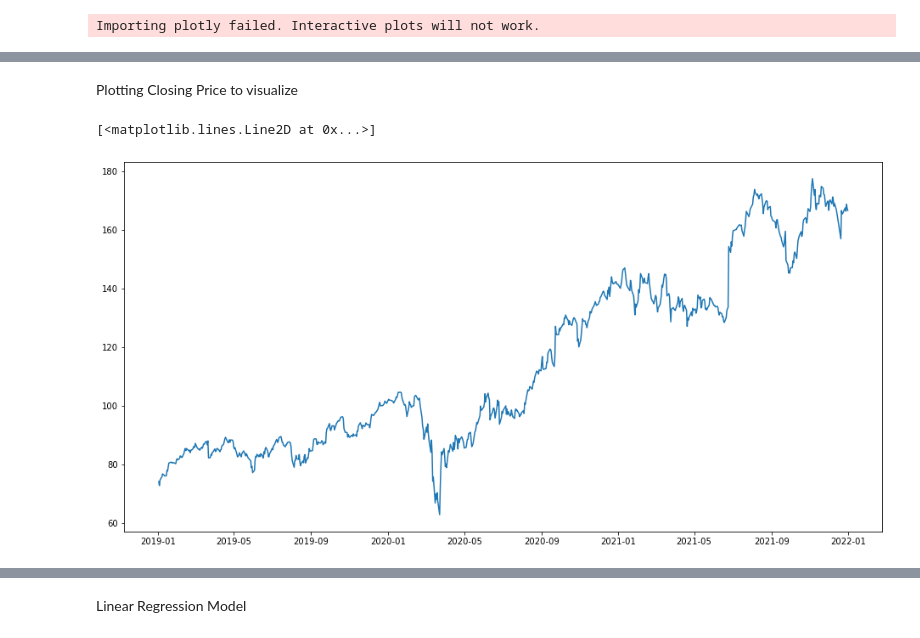
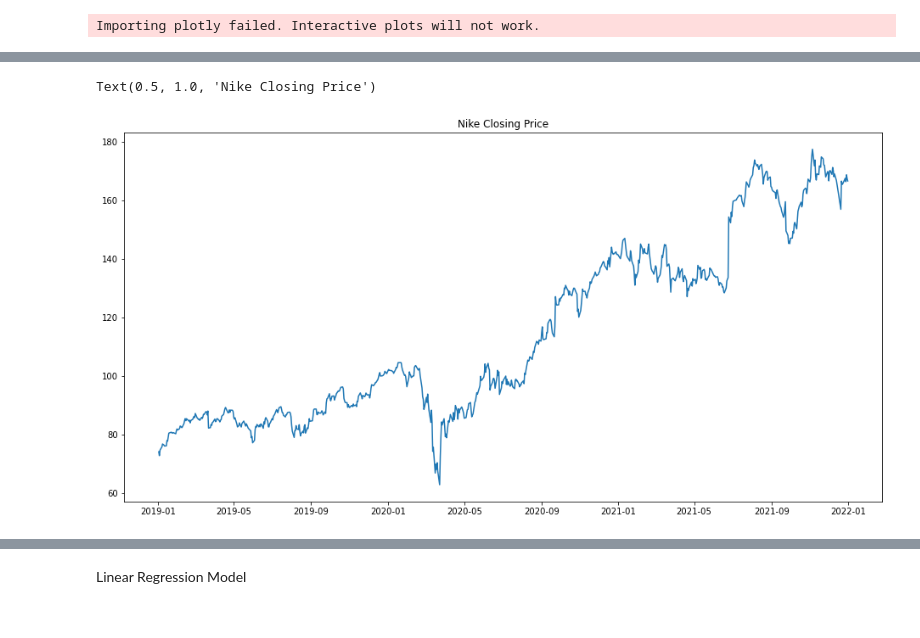
Before and after one commit to Roark23/Final_Project, a Jupyter notebook: ML_Nike.ipynb, the cells around one changed output, grey strips where cells are left out. Saved outputs shown, nothing was run; the diff lists cells and outputs as text; code cells hidden in the pictures.

```diff
--- a/ML_Nike.ipynb
+++ b/ML_Nike.ipynb
@@ -31,2 +17,5 @@ df_sp = yf.download('^GSPC', start='2019-01-01', end='2022-01-01', progress=Fals
-# %% [markdown]
-Plotting Closing Price to visualize
+# %%
+discretionary_sector_pd = pd.read_csv('KU_consumer_discretionary_sector_export.csv')
+discretionary_sector_pd['date'] = pd.to_datetime(discretionary_sector_pd['date'])
+# %%
+discretionary_sector_pd = discretionary_sector_pd.set_index('date')
@@ -33,9 +24,10 @@ Plotting Closing Price to visualize
 # %%
 #plot
 plt.figure(figsize=(16,8))
-plt.plot(df_nike['Close'], label='Close Price History')
+plt.plot(discretionary_sector_pd['nike'], label='Close Price History')
+plt.title('Nike Closing Price')
 # %% [output]
-[<matplotlib.lines.Line2D at 0x...>]
+Text(0.5, 1.0, 'Nike Closing Price')
-[figure, old version]
+[figure, new version]
 # %%
 plt.figure(figsize=(16,8))
```
Also changed, not shown: parts of 62 cells of this notebook.
